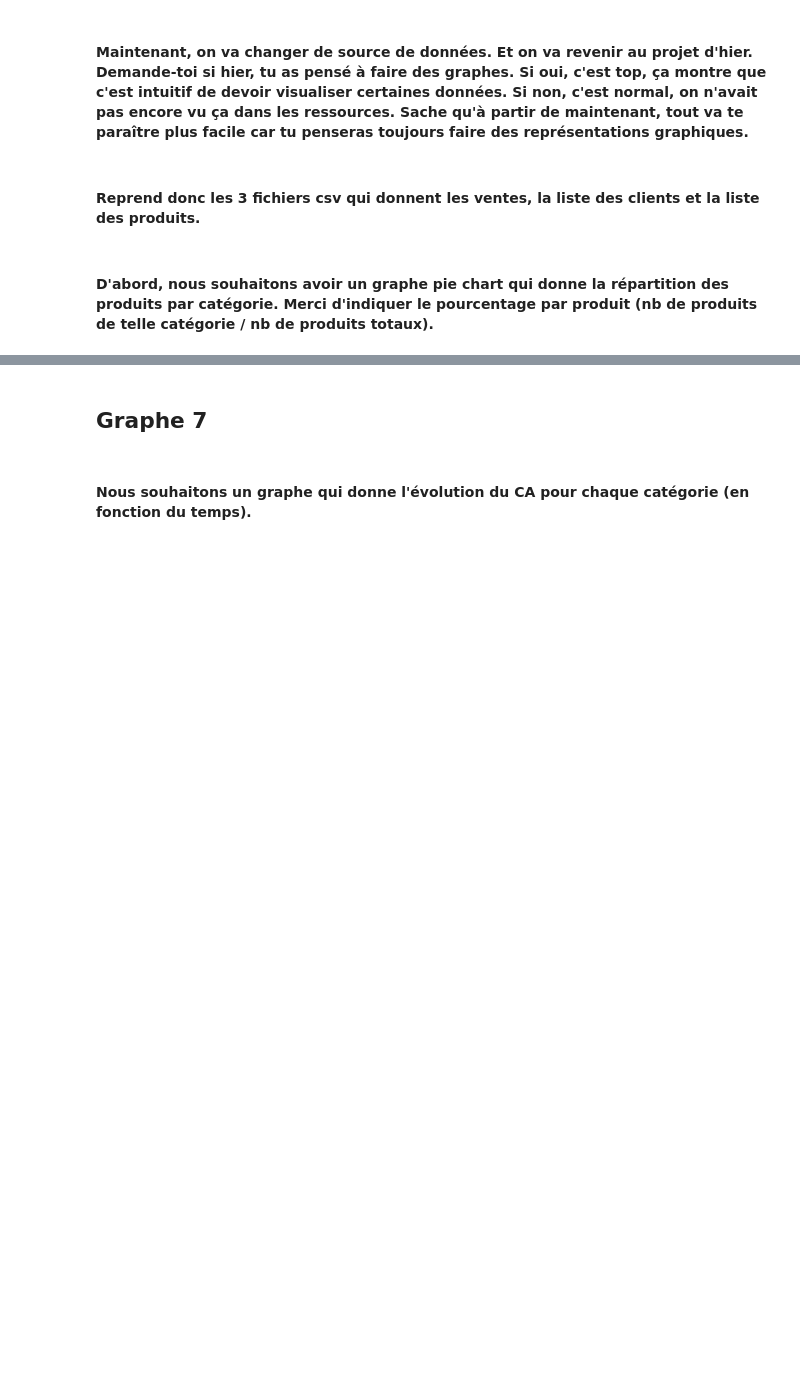
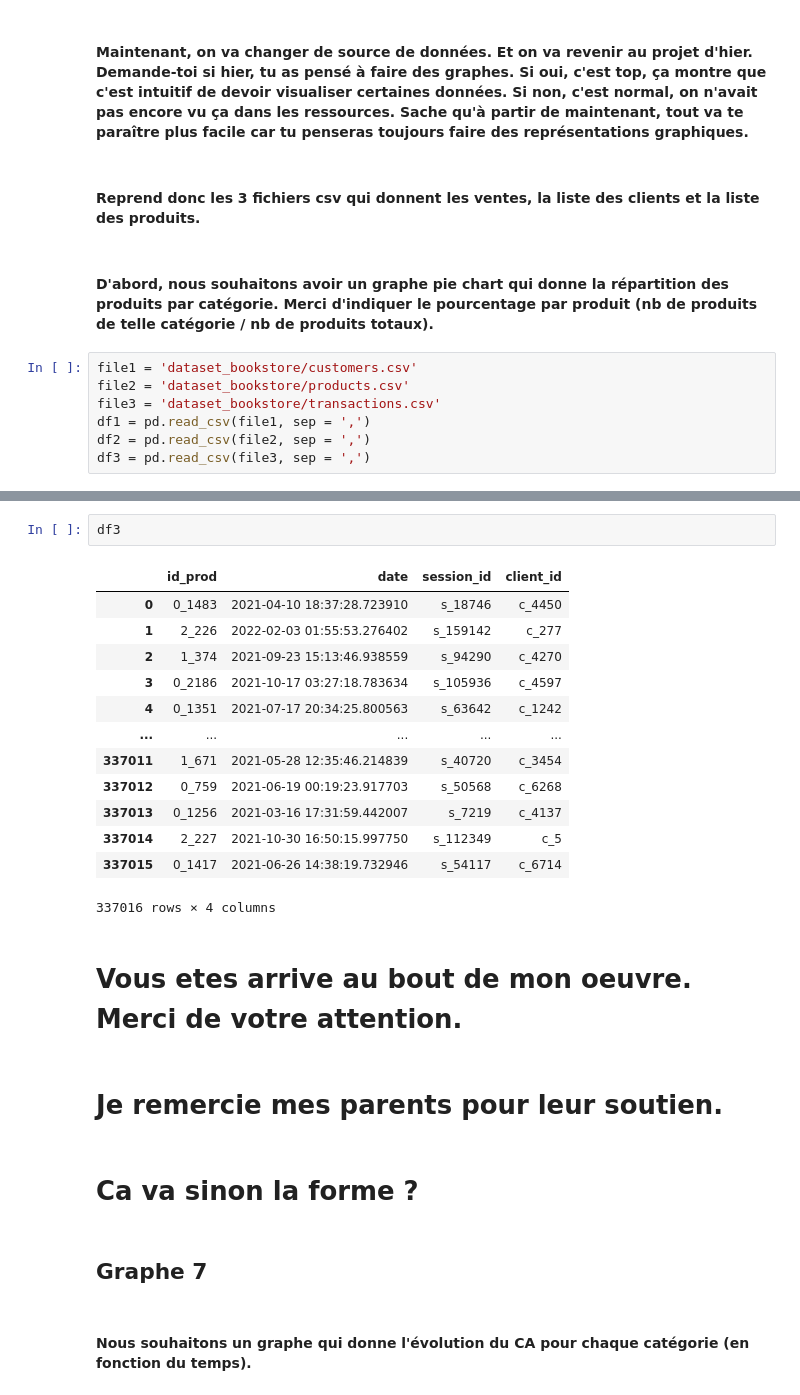
Before and after one commit to FrancisLGZ/dataViz, a Jupyter notebook: dataViz.ipynb, the cells around one changed output, grey strips where cells are left out. Cells and saved outputs as stored; diff of their text form; blank space fills up the shorter version.

```diff
--- a/dataViz.ipynb
+++ b/dataViz.ipynb
@@ -255,3 +255,10 @@ plt.show()
 #### Reprend donc les 3 fichiers csv qui donnent les ventes, la liste des clients et la liste des produits.
 # %% [markdown]
 #### D'abord, nous souhaitons avoir un graphe pie chart qui donne la répartition des produits par catégorie. Merci d'indiquer le pourcentage par produit (nb de produits de telle catégorie / nb de produits totaux).
+# %%
+file1 = 'dataset_bookstore/customers.csv'
+file2 = 'dataset_bookstore/products.csv'
+file3 = 'dataset_bookstore/transactions.csv'
+df1 = pd.read_csv(file1, sep = ',')
+df2 = pd.read_csv(file2, sep = ',')
+df3 = pd.read_csv(file3, sep = ',')
@@ -258,3 +297,25 @@ plt.show()
+# %%
+df3
+# %% [output]
+|  | id_prod | date | session_id | client_id |
+| 0 | 0_1483 | 2021-04-10 18:37:28.723910 | s_18746 | c_4450 |
+| 1 | 2_226 | 2022-02-03 01:55:53.276402 | s_159142 | c_277 |
+| 2 | 1_374 | 2021-09-23 15:13:46.938559 | s_94290 | c_4270 |
+| 3 | 0_2186 | 2021-10-17 03:27:18.783634 | s_105936 | c_4597 |
+| 4 | 0_1351 | 2021-07-17 20:34:25.800563 | s_63642 | c_1242 |
+| ... | ... | ... | ... | ... |
+| 337011 | 1_671 | 2021-05-28 12:35:46.214839 | s_40720 | c_3454 |
+| 337012 | 0_759 | 2021-06-19 00:19:23.917703 | s_50568 | c_6268 |
+| 337013 | 0_1256 | 2021-03-16 17:31:59.442007 | s_7219 | c_4137 |
+| 337014 | 2_227 | 2021-10-30 16:50:15.997750 | s_112349 | c_5 |
+| 337015 | 0_1417 | 2021-06-26 14:38:19.732946 | s_54117 | c_6714 |
+337016 rows × 4 columns
+# %% [markdown]
+# Vous etes arrive au bout de mon oeuvre. Merci de votre attention.
+# %% [markdown]
+# Je remercie mes parents pour leur soutien.
+# %% [markdown]
+# Ca va sinon la forme ?
 # %% [markdown]
 ## Graphe 7
 # %% [markdown]
```
Also changed, not shown: parts of 9 cells of this notebook.
